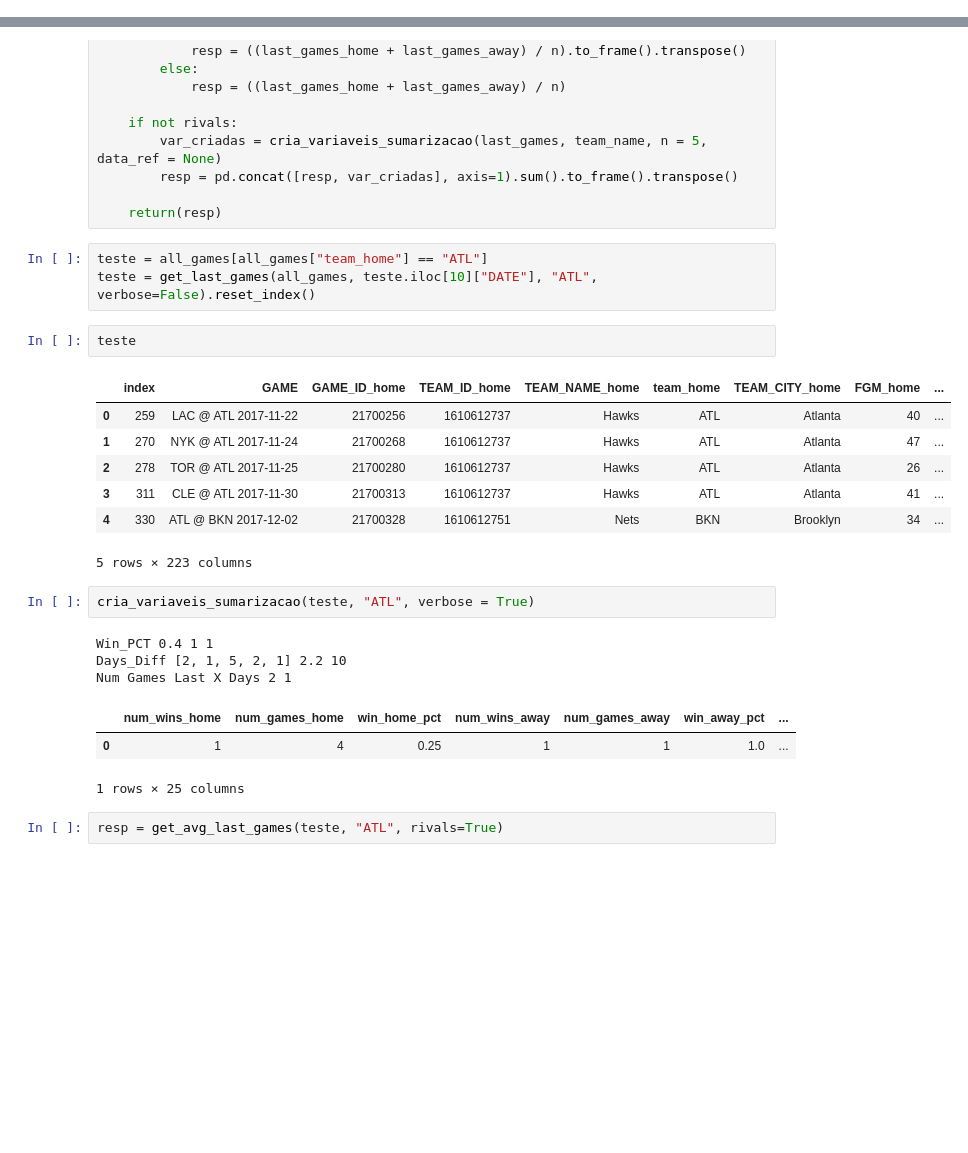
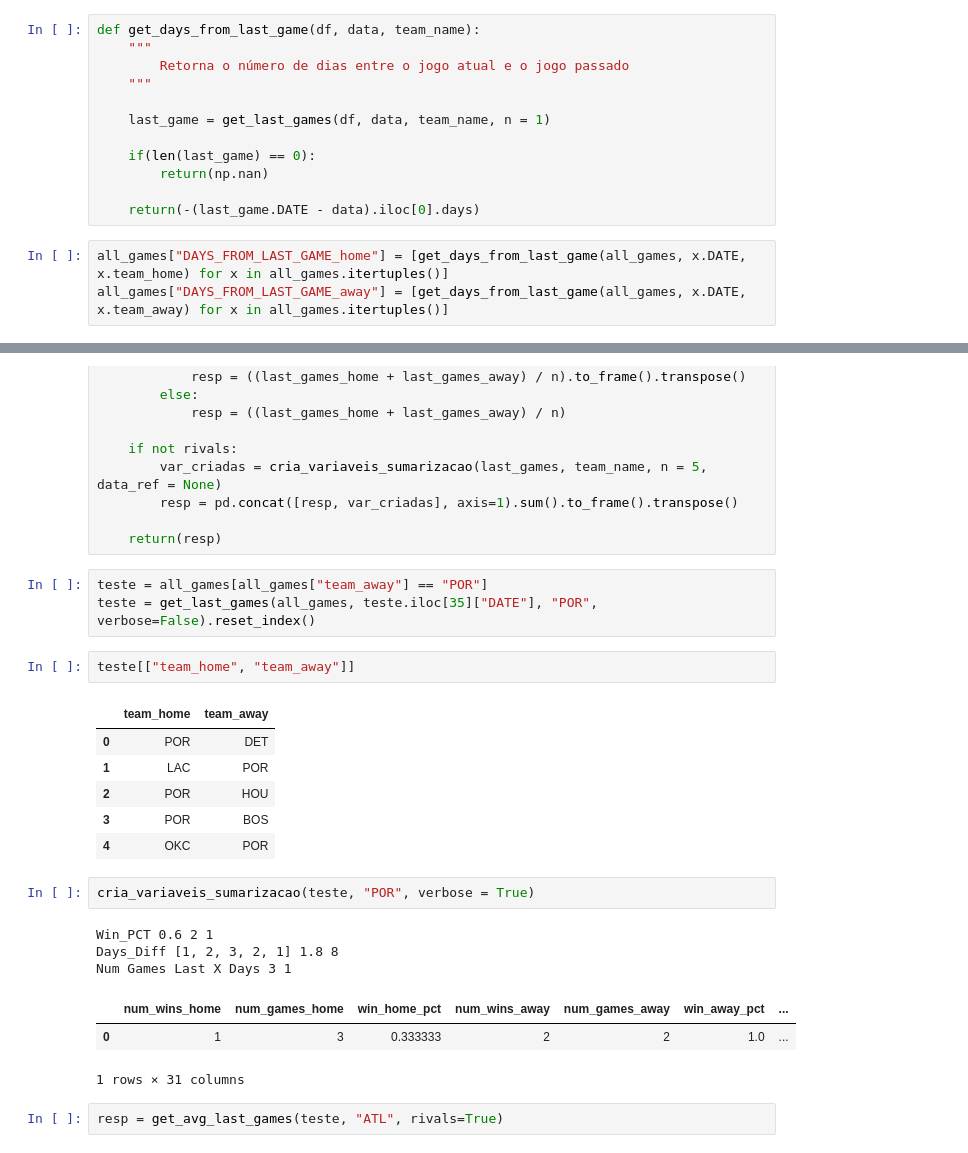
Before and after one commit to rafaelgasp/nba_games, a Jupyter notebook: Sumariza_Por_Jogo.ipynb, the cells around one changed output, grey strips where cells are left out. Cells and saved outputs as stored; diff of their text form; blank space fills up the shorter version.

```diff
--- a/Sumariza_Por_Jogo.ipynb
+++ b/Sumariza_Por_Jogo.ipynb
@@ -131,6 +131,21 @@ def get_dist_last_game(df, data, team_home, team_away, is_home=True):
 # %%
 all_games["DISTANCE_KM_home"] = [get_dist_last_game(all_games, x.DATE, x.team_home, x.team_away, is_home=True) for x in all_games.itertuples()]
 all_games["DISTANCE_KM_away"] = [get_dist_last_game(all_games, x.DATE, x.team_home, x.team_away, is_home=False) for x in all_games.itertuples()]
+# %%
+def get_days_from_last_game(df, data, team_name):
+    """
+        Retorna o número de dias entre o jogo atual e o jogo passado
+    """
+
+    last_game = get_last_games(df, data, team_name, n = 1)
+
+    if(len(last_game) == 0):
+        return(np.nan)
+
+    return(-(last_game.DATE - data).iloc[0].days)
+# %%
+all_games["DAYS_FROM_LAST_GAME_home"] = [get_days_from_last_game(all_games, x.DATE, x.team_home) for x in all_games.itertuples()]
+all_games["DAYS_FROM_LAST_GAME_away"] = [get_days_from_last_game(all_games, x.DATE, x.team_away) for x in all_games.itertuples()]
 # %%
 all_games.head()
 # %% [output]
@@ -329,27 +374,26 @@ def get_avg_last_games(last_games, team_name, n = 5, data_ref = None, rivals = F
 
     return(resp)
 # %%
-teste = all_games[all_games["team_home"] == "ATL"]
-teste = get_last_games(all_games, teste.iloc[10]["DATE"], "ATL", verbose=False).reset_index()
+teste = all_games[all_games["team_away"] == "POR"]
+teste = get_last_games(all_games, teste.iloc[35]["DATE"], "POR", verbose=False).reset_index()
 # %%
-teste
+teste[["team_home", "team_away"]]
 # %% [output]
-|  | index | GAME | GAME_ID_home | TEAM_ID_home | TEAM_NAME_home | team_home | TEAM_CITY_home | FGM_home | ... |
-| 0 | 259 | LAC @ ATL 2017-11-22 | 21700256 | 1610612737 | Hawks | ATL | Atlanta | 40 | ... |
-| 1 | 270 | NYK @ ATL 2017-11-24 | 21700268 | 1610612737 | Hawks | ATL | Atlanta | 47 | ... |
-| 2 | 278 | TOR @ ATL 2017-11-25 | 21700280 | 1610612737 | Hawks | ATL | Atlanta | 26 | ... |
-| 3 | 311 | CLE @ ATL 2017-11-30 | 21700313 | 1610612737 | Hawks | ATL | Atlanta | 41 | ... |
-| 4 | 330 | ATL @ BKN 2017-12-02 | 21700328 | 1610612751 | Nets | BKN | Brooklyn | 34 | ... |
+|  | team_home | team_away |
+| 0 | POR | DET |
+| 1 | LAC | POR |
+| 2 | POR | HOU |
+| 3 | POR | BOS |
+| 4 | OKC | POR |
-5 rows × 223 columns
 # %%
-cria_variaveis_sumarizacao(teste, "ATL", verbose = True)
+cria_variaveis_sumarizacao(teste, "POR", verbose = True)
 # %% [output]
-Win_PCT 0.4 1 1
-Days_Diff [2, 1, 5, 2, 1] 2.2 10
-Num Games Last X Days 2 1
+Win_PCT 0.6 2 1
+Days_Diff [1, 2, 3, 2, 1] 1.8 8
+Num Games Last X Days 3 1
 |  | num_wins_home | num_games_home | win_home_pct | num_wins_away | num_games_away | win_away_pct | ... |
-| 0 | 1 | 4 | 0.25 | 1 | 1 | 1.0 | ... |
+| 0 | 1 | 3 | 0.333333 | 2 | 2 | 1.0 | ... |
-1 rows × 25 columns
+1 rows × 31 columns
 # %%
 resp = get_avg_last_games(teste, "ATL", rivals=True)
 # %%
```
Also changed, not shown: parts of 5 cells of this notebook, 4 other files.
